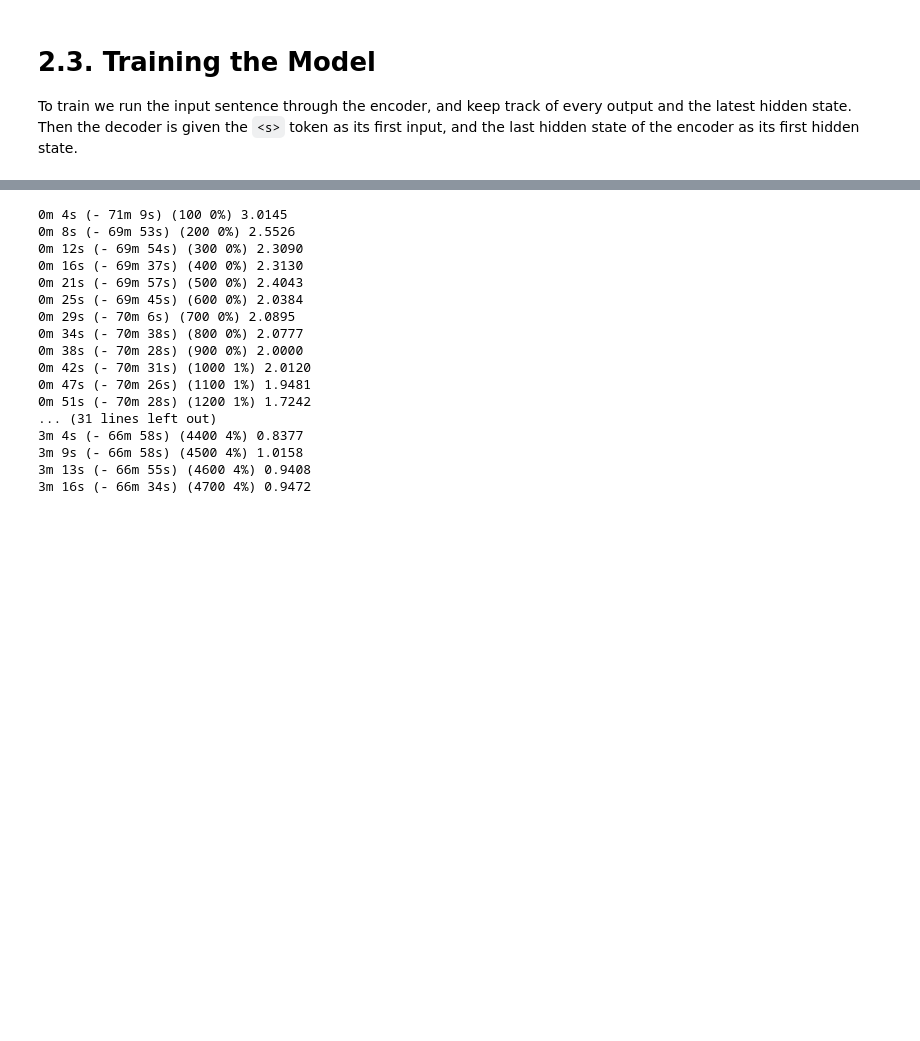
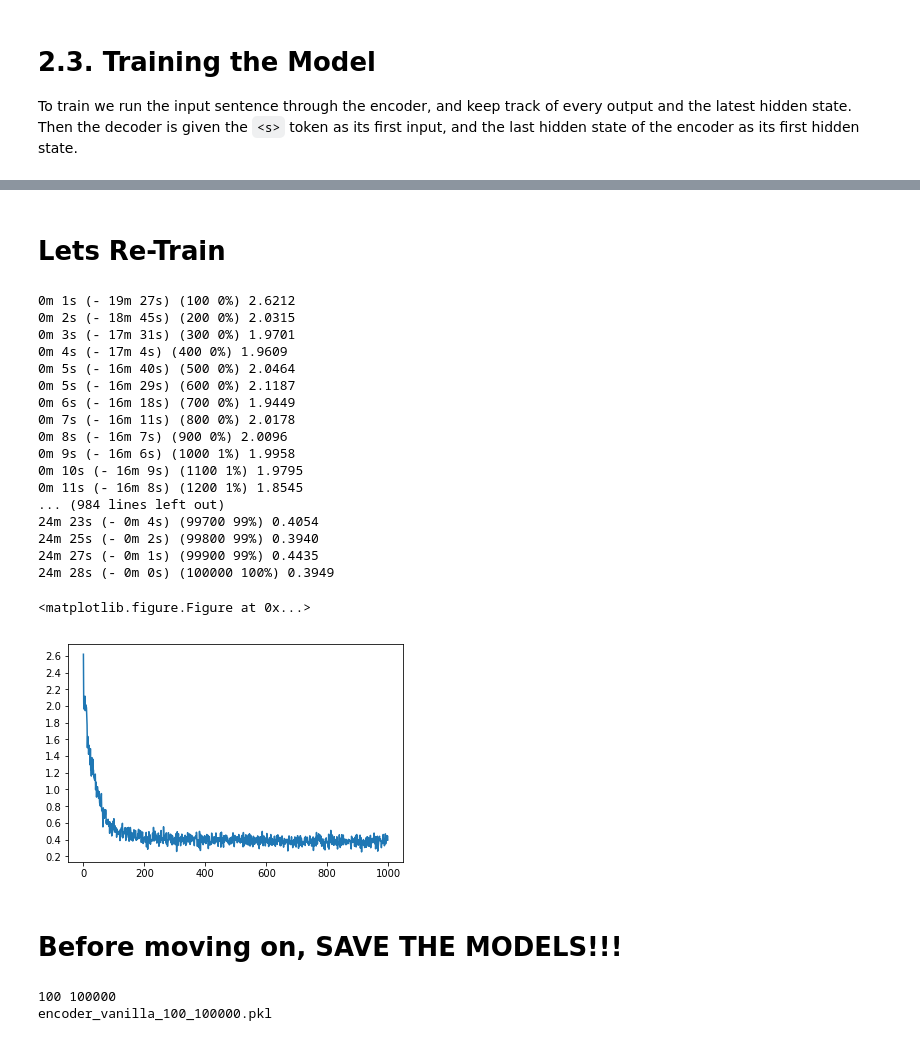
Before and after one commit to alvations/kopitiam, a Jupyter notebook: Kopitiam.ipynb, the cells around one changed output, grey strips where cells are left out. Cells and saved outputs as stored; diff of their text form; code cells hidden in the pictures; blank space fills up the shorter version.

```diff
--- a/Kopitiam.ipynb
+++ b/Kopitiam.ipynb
@@ -83,7 +85,7 @@ from gensim.corpora.dictionary import Dictionary
 from nltk import word_tokenize
 
 # Reads the tab-delimited data using Pandas.
-kopitiam = pd.read_csv('coffee-culture-sg.tsv', sep='\t')
+kopitiam = pd.read_csv('kopitiam.tsv', sep='\t')
 kopitiam.head()
 # %% [output]
 |  | Local Terms | Meaning | Source |
@@ -116,14 +187,14 @@ First English sentence: ['<s>', 'black', 'coffee', 'with', 'sugar', '</s>']
 # and use the unique to represent the words.
 ## Cut-away: Integers = 1-2 bytes vs UTF-8 Strings = no. of chars * 1-2 bytes. @_@
 
-english_vocab = Dictionary([['<s>'], ['</s>'], ['UNK']])
+english_vocab = Dictionary([['<s>'], ['</s>']])
 english_vocab.add_documents(english_sents)
 
-singlish_vocab = Dictionary([['<s>'], ['</s>'], ['UNK']])
+singlish_vocab = Dictionary([['<s>'], ['</s>']])
 singlish_vocab.add_documents(singlish_sents)
 
 # First ten words in the vocabulary.
-print('First 10 Singlish words:\n', sorted(singlish_vocab.items())[:10])
+print('First 10 Singlish words in Dictionary:\n', sorted(singlish_vocab.items())[:10])
 print()
-print('First 10 English words:\n', sorted(english_vocab.items())[:10])
+print('First 10 English words in Dictionary:\n', sorted(english_vocab.items())[:10])
 # %% [output]
@@ -746,14 +882,0 @@ Lets Train
-# %%
-MAX_LENGTH = 20
-batches = 100000 # In this case, the PyTorch code is using batch_size=1
-hidden_size = 100
-
-singlish_vocab
-my_encoder = EncoderRNN(len(singlish_vocab), hidden_size)
-my_decoder = DecoderRNN(hidden_size, len(english_vocab))
-
-if use_cuda:
-    my_encoder = my_encoder.cuda()
-    my_decoder = my_decoder.cuda()
-
-train(my_encoder, my_decoder, batches, print_every=100)
@@ -920,32 +1080,36 @@ def train_one_epoch(input_variable, target_variable, encoder, decoder,
+# %% [markdown]
+Lets Re-Train
+====
 # %%
 MAX_LENGTH = 20
-batches = 100000 # In this case, the PyTorch code is using batch_size=1
+batches = 100000 # In this case, the PyTorch train_per_epoch() and train() code is using batch_size=1
 hidden_size = 100
 
-singlish_vocab
 my_encoder = EncoderRNN(len(singlish_vocab), hidden_size)
 my_decoder = DecoderRNN(hidden_size, len(english_vocab))
 
 if use_cuda:
     my_encoder = my_encoder.cuda()
     my_decoder = my_decoder.cuda()
 
 train(my_encoder, my_decoder, batches, print_every=100)
 # %% [output]
-0m 4s (- 71m 9s) (100 0%) 3.0145
-0m 8s (- 69m 53s) (200 0%) 2.5526
-0m 12s (- 69m 54s) (300 0%) 2.3090
-0m 16s (- 69m 37s) (400 0%) 2.3130
-0m 21s (- 69m 57s) (500 0%) 2.4043
-0m 25s (- 69m 45s) (600 0%) 2.0384
-0m 29s (- 70m 6s) (700 0%) 2.0895
-0m 34s (- 70m 38s) (800 0%) 2.0777
-0m 38s (- 70m 28s) (900 0%) 2.0000
-0m 42s (- 70m 31s) (1000 1%) 2.0120
-0m 47s (- 70m 26s) (1100 1%) 1.9481
-0m 51s (- 70m 28s) (1200 1%) 1.7242
-... (31 lines left out)
-3m 4s (- 66m 58s) (4400 4%) 0.8377
-3m 9s (- 66m 58s) (4500 4%) 1.0158
-3m 13s (- 66m 55s) (4600 4%) 0.9408
-3m 16s (- 66m 34s) (4700 4%) 0.9472
+0m 1s (- 19m 27s) (100 0%) 2.6212
+0m 2s (- 18m 45s) (200 0%) 2.0315
+0m 3s (- 17m 31s) (300 0%) 1.9701
+0m 4s (- 17m 4s) (400 0%) 1.9609
+0m 5s (- 16m 40s) (500 0%) 2.0464
+0m 5s (- 16m 29s) (600 0%) 2.1187
+0m 6s (- 16m 18s) (700 0%) 1.9449
+0m 7s (- 16m 11s) (800 0%) 2.0178
+0m 8s (- 16m 7s) (900 0%) 2.0096
+0m 9s (- 16m 6s) (1000 1%) 1.9958
+0m 10s (- 16m 9s) (1100 1%) 1.9795
+0m 11s (- 16m 8s) (1200 1%) 1.8545
+... (984 lines left out)
+24m 23s (- 0m 4s) (99700 99%) 0.4054
+24m 25s (- 0m 2s) (99800 99%) 0.3940
+24m 27s (- 0m 1s) (99900 99%) 0.4435
+24m 28s (- 0m 0s) (100000 100%) 0.3949
+<matplotlib.figure.Figure at 0x...>
+[figure, added]
@@ -958,0 +1116,11 @@ with open('decoder_vanilla_100_100K_teachforce.pkl', 'wb') as fout:
+# %% [markdown]
+# Before moving on, SAVE THE MODELS!!!
+# %%
+# Here's a nice bleeding edge Python trick, (only works on Python3.6)
+# F-strings for the win!!
+# See https://www.python.org/dev/peps/pep-0498/
+print(hidden_size, batches)
+print(f'encoder_vanilla_{hidden_size}_{batches}.pkl')
+# %% [output]
+100 100000
+encoder_vanilla_100_100000.pkl
```
Also changed, not shown: parts of 86 cells of this notebook.
